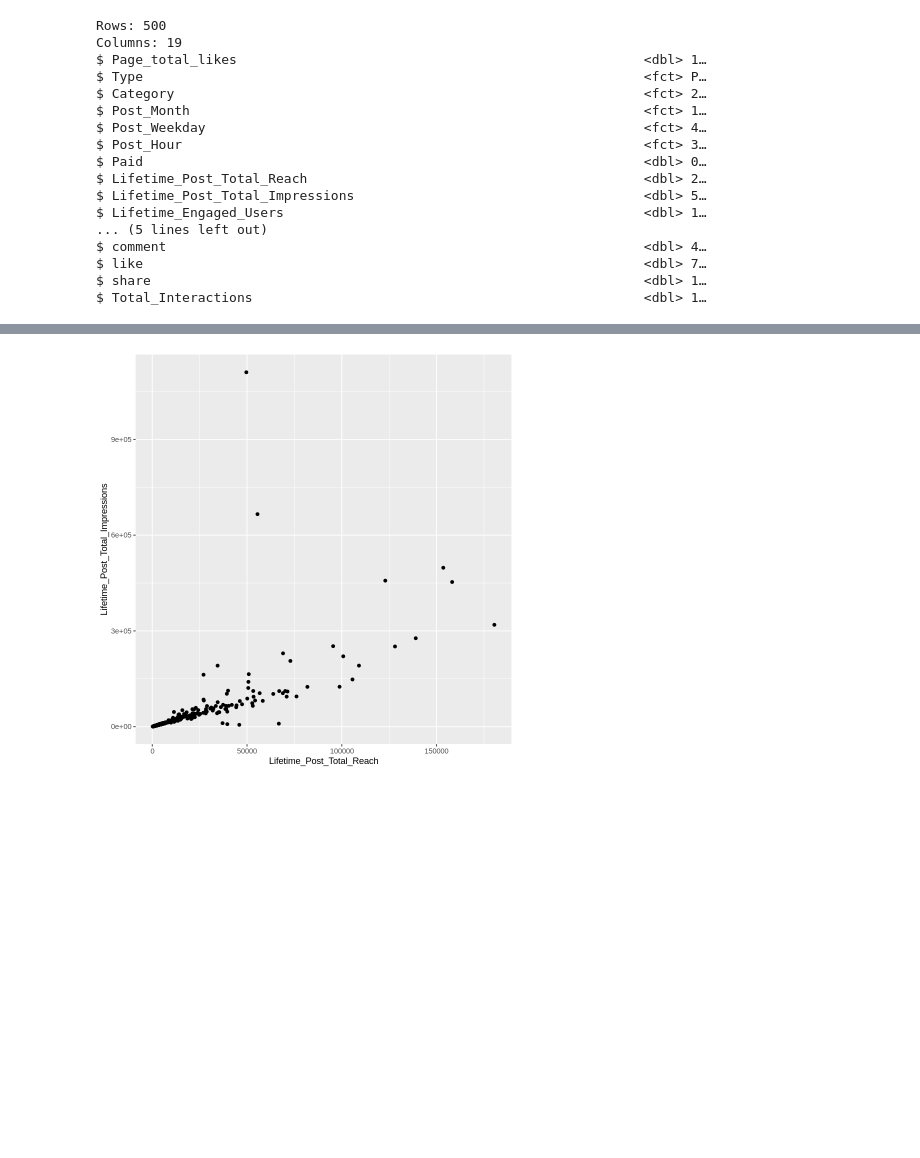
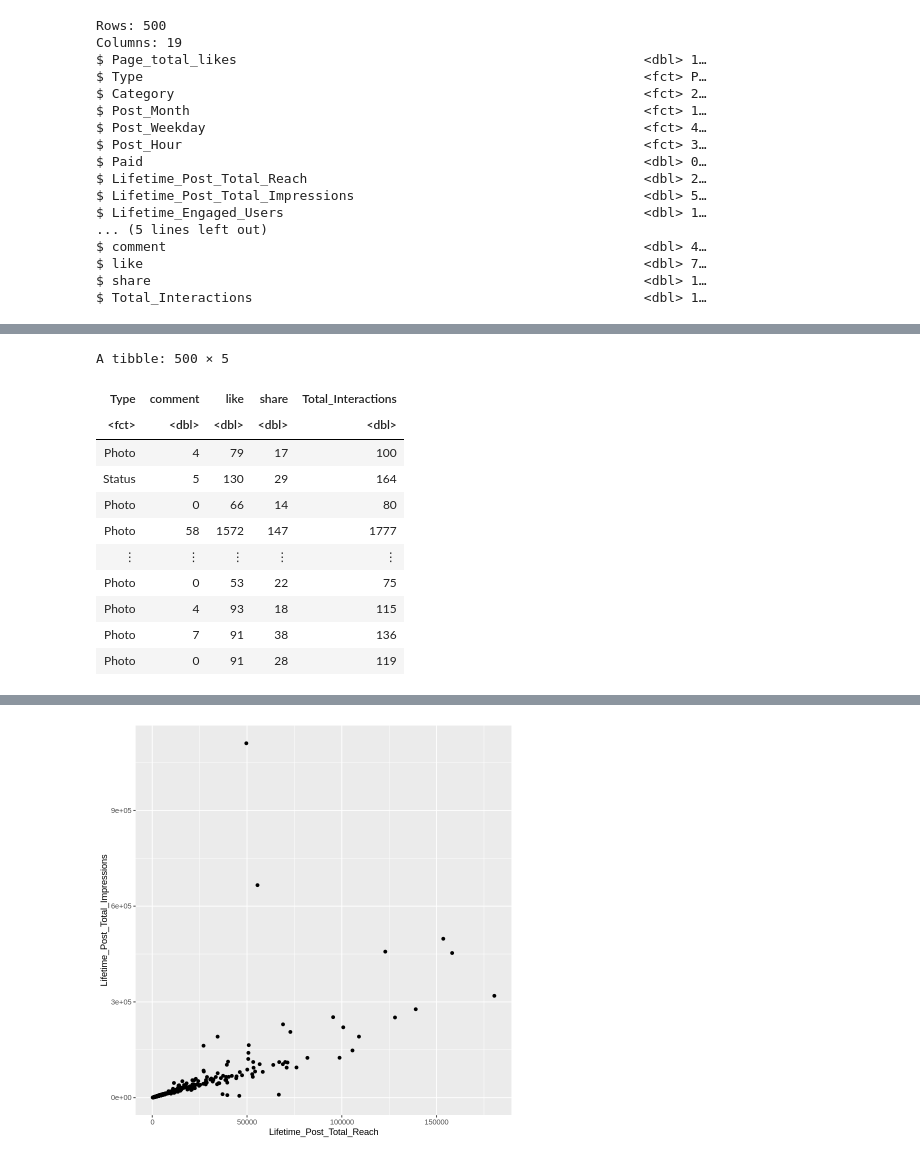
Before and after one commit to calamari99/Facebook-Post-Predictor, a Jupyter notebook: main.ipynb, the cells around one changed output, grey strips where cells are left out. Drawn from its saved outputs; the diff is of its cells as text; code cells hidden in the pictures; blank space fills up the shorter version.

```diff
--- a/main.ipynb
+++ b/main.ipynb
@@ -36,7 +49,7 @@ options(repr.matrix.max.rows = 8)
 ##### Facebook Data set:
 (description)
 # %%
-facebook <- read_csv2("dataset_Facebook.csv")
+facebook <- read_csv2("data/dataset_Facebook.csv")
 # %% [output]
 Using ',' as decimal and '.' as grouping mark. Use read_delim() for more control.
 
@@ -99,0 +109,16 @@ A tibble: 5 × 19
+# %%
+facebook_clean <- dplyr::select(facebook, Type, comment, like, share, Total_Interactions)
+facebook_clean
+# %% [output]
+A tibble: 500 × 5
+| Type | comment | like | share | Total_Interactions |
+| <fct> | <dbl> | <dbl> | <dbl> | <dbl> |
+| Photo | 4 | 79 | 17 | 100 |
+| Status | 5 | 130 | 29 | 164 |
+| Photo | 0 | 66 | 14 | 80 |
+| Photo | 58 | 1572 | 147 | 1777 |
+| ⋮ | ⋮ | ⋮ | ⋮ | ⋮ |
+| Photo | 0 | 53 | 22 | 75 |
+| Photo | 4 | 93 | 18 | 115 |
+| Photo | 7 | 91 | 38 | 136 |
+| Photo | 0 | 91 | 28 | 119 |
```
Also changed, not shown: parts of 9 cells of this notebook.
